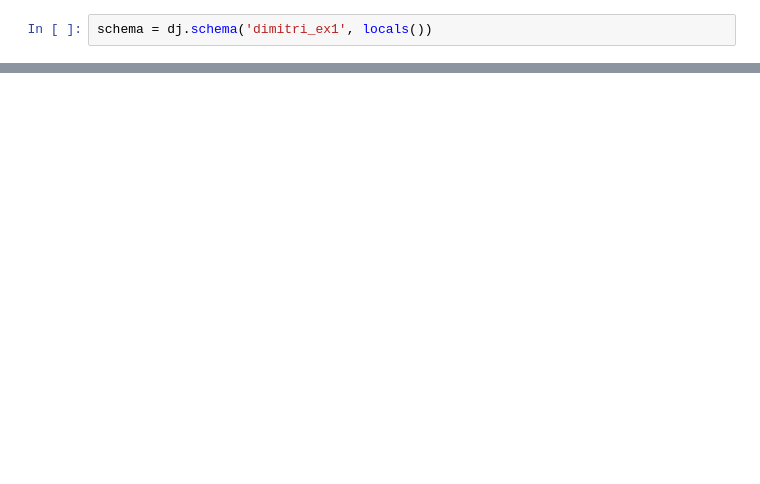
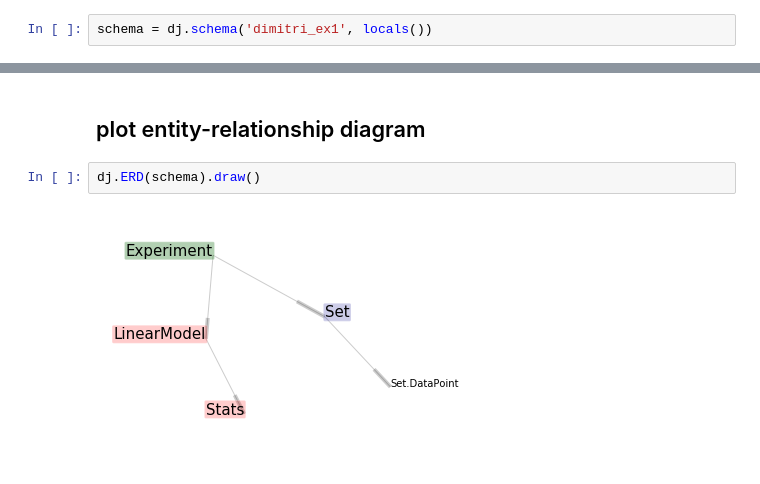
Before and after one commit to dimitri-yatsenko/datajoint-examples, a Jupyter notebook: python/example1/ex1.ipynb, the cells around one changed output, grey strips where cells are left out. Drawn from its saved outputs; the diff is of its cells as text; blank space fills up the shorter version.

```diff
--- a/python/example1/ex1.ipynb
+++ b/python/example1/ex1.ipynb
@@ -82,3 +88,9 @@ class Stats(dj.Computed):
 
 
 #schema.spawn_missing_classes()
+# %% [markdown]
+## plot entity-relationship diagram
+# %%
+dj.ERD(schema).draw()
+# %% [output]
+[figure, added]
```
Also changed, not shown: parts of 10 cells of this notebook.
